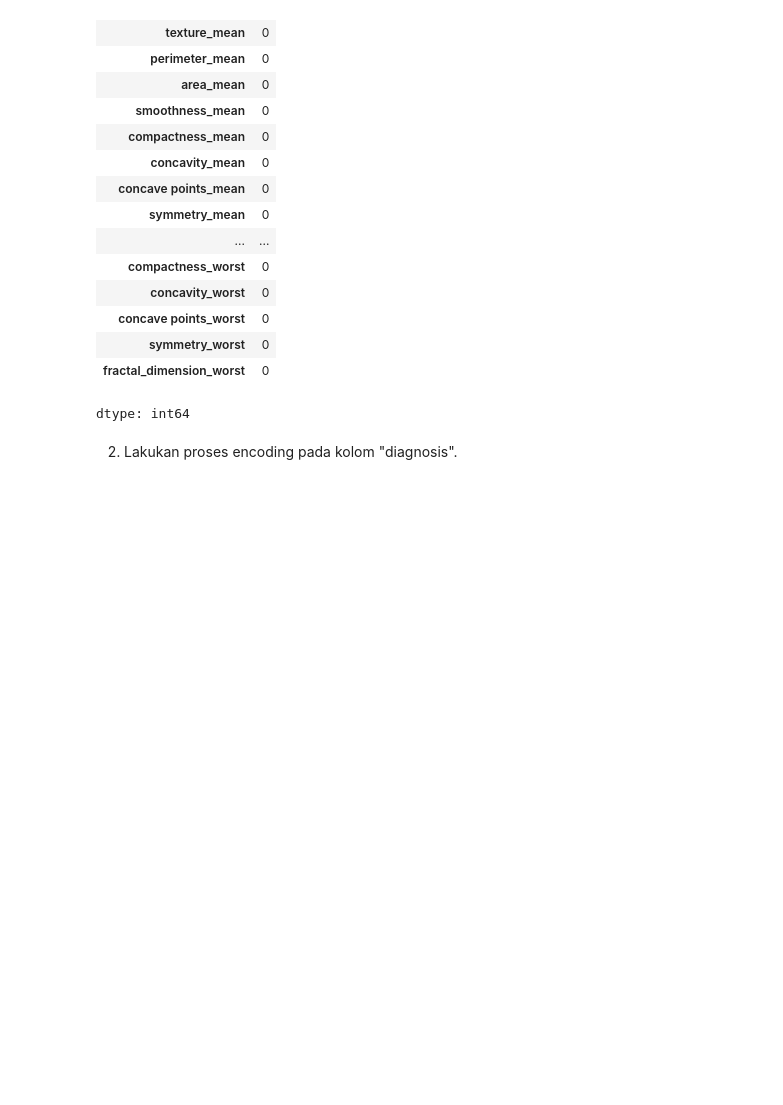
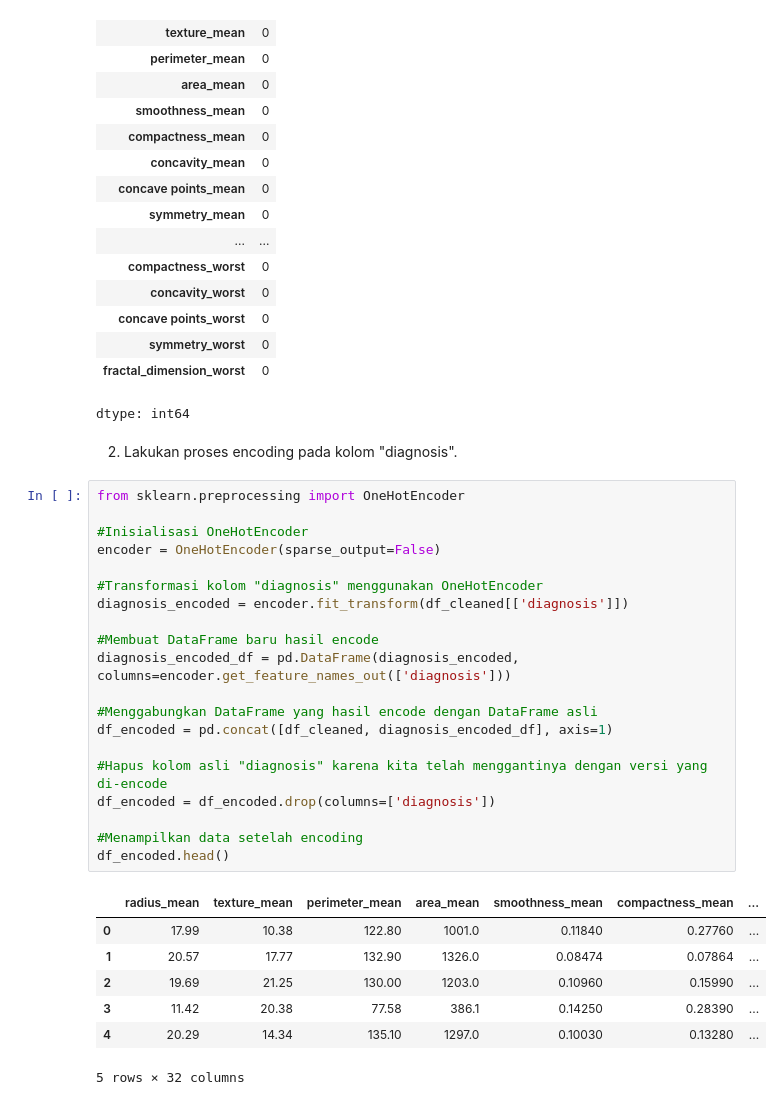
Before and after one commit to YayunEldina/PEMB_MESIN_Ganjil_2024, a Jupyter notebook: Jobsheet 2_Tugas.ipynb, the cells around one changed output. Drawn from its saved outputs; the diff is of its cells as text; blank space fills up the shorter version.

```diff
--- a/Jobsheet 2_Tugas.ipynb
+++ b/Jobsheet 2_Tugas.ipynb
@@ -78,3 +78,31 @@ df_cleaned.isnull().sum()
 dtype: int64
 # %% [markdown]
 2. Lakukan proses encoding pada kolom "diagnosis".
+# %%
+from sklearn.preprocessing import OneHotEncoder
+
+#Inisialisasi OneHotEncoder
+encoder = OneHotEncoder(sparse_output=False)
+
+#Transformasi kolom "diagnosis" menggunakan OneHotEncoder
+diagnosis_encoded = encoder.fit_transform(df_cleaned[['diagnosis']])
+
+#Membuat DataFrame baru hasil encode
+diagnosis_encoded_df = pd.DataFrame(diagnosis_encoded, columns=encoder.get_feature_names_out(['diagnosis']))
+
+#Menggabungkan DataFrame yang hasil encode dengan DataFrame asli
+df_encoded = pd.concat([df_cleaned, diagnosis_encoded_df], axis=1)
+
+#Hapus kolom asli "diagnosis" karena kita telah menggantinya dengan versi yang di-encode
+df_encoded = df_encoded.drop(columns=['diagnosis'])
+
+#Menampilkan data setelah encoding
+df_encoded.head()
+# %% [output]
+|  | radius_mean | texture_mean | perimeter_mean | area_mean | smoothness_mean | compactness_mean | ... |
+| 0 | 17.99 | 10.38 | 122.80 | 1001.0 | 0.11840 | 0.27760 | ... |
+| 1 | 20.57 | 17.77 | 132.90 | 1326.0 | 0.08474 | 0.07864 | ... |
+| 2 | 19.69 | 21.25 | 130.00 | 1203.0 | 0.10960 | 0.15990 | ... |
+| 3 | 11.42 | 20.38 | 77.58 | 386.1 | 0.14250 | 0.28390 | ... |
+| 4 | 20.29 | 14.34 | 135.10 | 1297.0 | 0.10030 | 0.13280 | ... |
+5 rows × 32 columns
```
Also changed, not shown: parts of 4 cells of this notebook.
